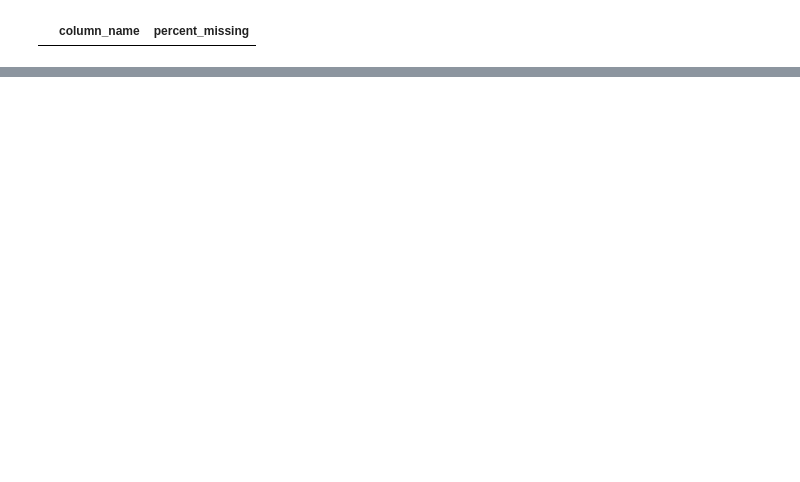
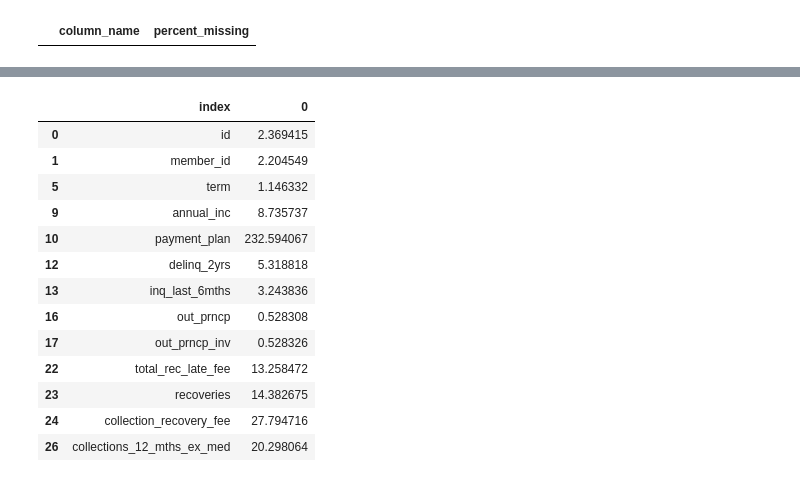
Before and after one commit to hameed0380/EDA-Customer-Loans, a Jupyter notebook: main.ipynb, the cells around one changed output, grey strips where cells are left out. Drawn from its saved outputs; the diff is of its cells as text; code cells hidden in the pictures; blank space fills up the shorter version.

```diff
--- a/main.ipynb
+++ b/main.ipynb
@@ -308,0 +493,19 @@ df_info.get_missing_values()
+# %%
+skew_df = df.skew(numeric_only=True).to_frame().reset_index()
+skew_df = skew_df.loc[abs(skew_df[0]) >= 0.5]  # Change the threshold as needed
+skew_df
+# %% [output]
+|  | index | 0 |
+| 0 | id | 2.369415 |
+| 1 | member_id | 2.204549 |
+| 5 | term | 1.146332 |
+| 9 | annual_inc | 8.735737 |
+| 10 | payment_plan | 232.594067 |
+| 12 | delinq_2yrs | 5.318818 |
+| 13 | inq_last_6mths | 3.243836 |
+| 16 | out_prncp | 0.528308 |
+| 17 | out_prncp_inv | 0.528326 |
+| 22 | total_rec_late_fee | 13.258472 |
+| 23 | recoveries | 14.382675 |
+| 24 | collection_recovery_fee | 27.794716 |
+| 26 | collections_12_mths_ex_med | 20.298064 |
```
Also changed, not shown: parts of 21 cells of this notebook, 2 other files.
